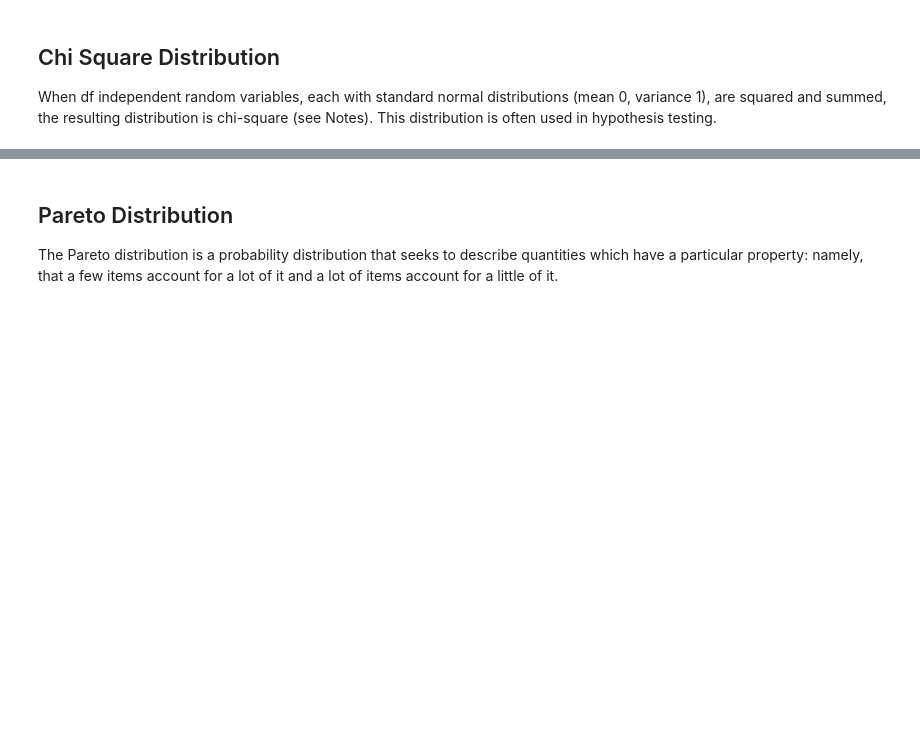
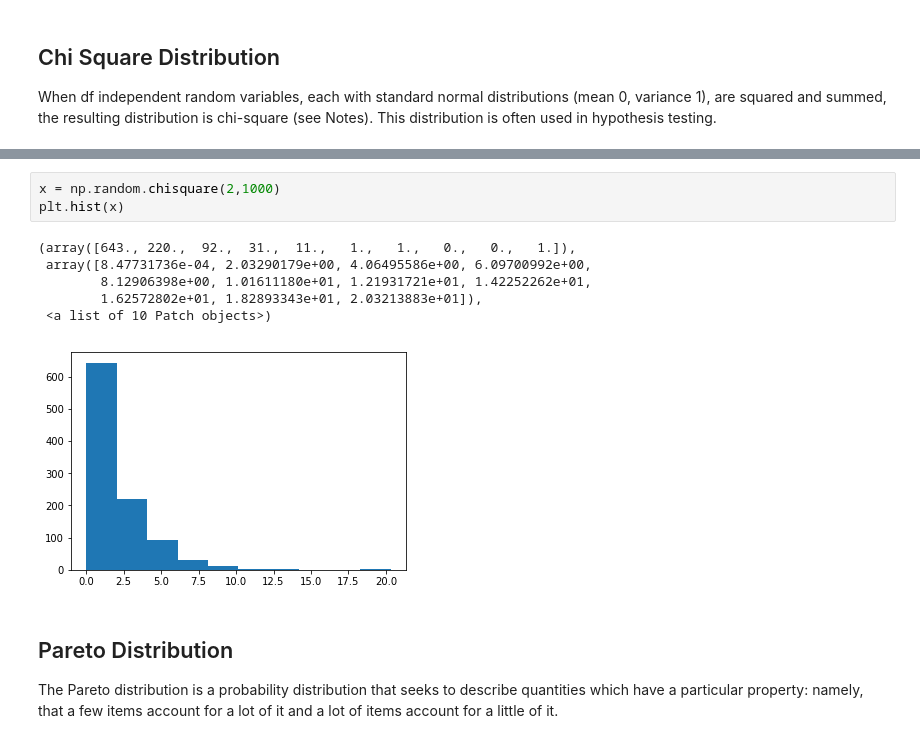
Before and after one commit to cadel560x/EmergingTechAssignments, a Jupyter notebook: numpy-random.ipynb, the cells around one changed output, grey strips where cells are left out. Drawn from its saved outputs; the diff is of its cells as text; blank space fills up the shorter version.

```diff
--- a/numpy-random.ipynb
+++ b/numpy-random.ipynb
@@ -203,3 +220,13 @@ When df independent random variables, each with standard normal distributions (m
+# %%
+x = np.random.chisquare(2,1000)
+plt.hist(x)
+# %% [output]
+(array([643., 220.,  92.,  31.,  11.,   1.,   1.,   0.,   0.,   1.]),
+ array([8.47731736e-04, 2.03290179e+00, 4.06495586e+00, 6.09700992e+00,
+        8.12906398e+00, 1.01611180e+01, 1.21931721e+01, 1.42252262e+01,
+        1.62572802e+01, 1.82893343e+01, 2.03213883e+01]),
+ <a list of 10 Patch objects>)
+[figure, added]
 # %% [markdown]
 ## Pareto Distribution
 The Pareto distribution is a probability distribution that seeks to describe quantities which have a particular property: namely, that a few items account for a lot of it and a lot of items account for a little of it.
```
Also changed, not shown: parts of 31 cells of this notebook.
